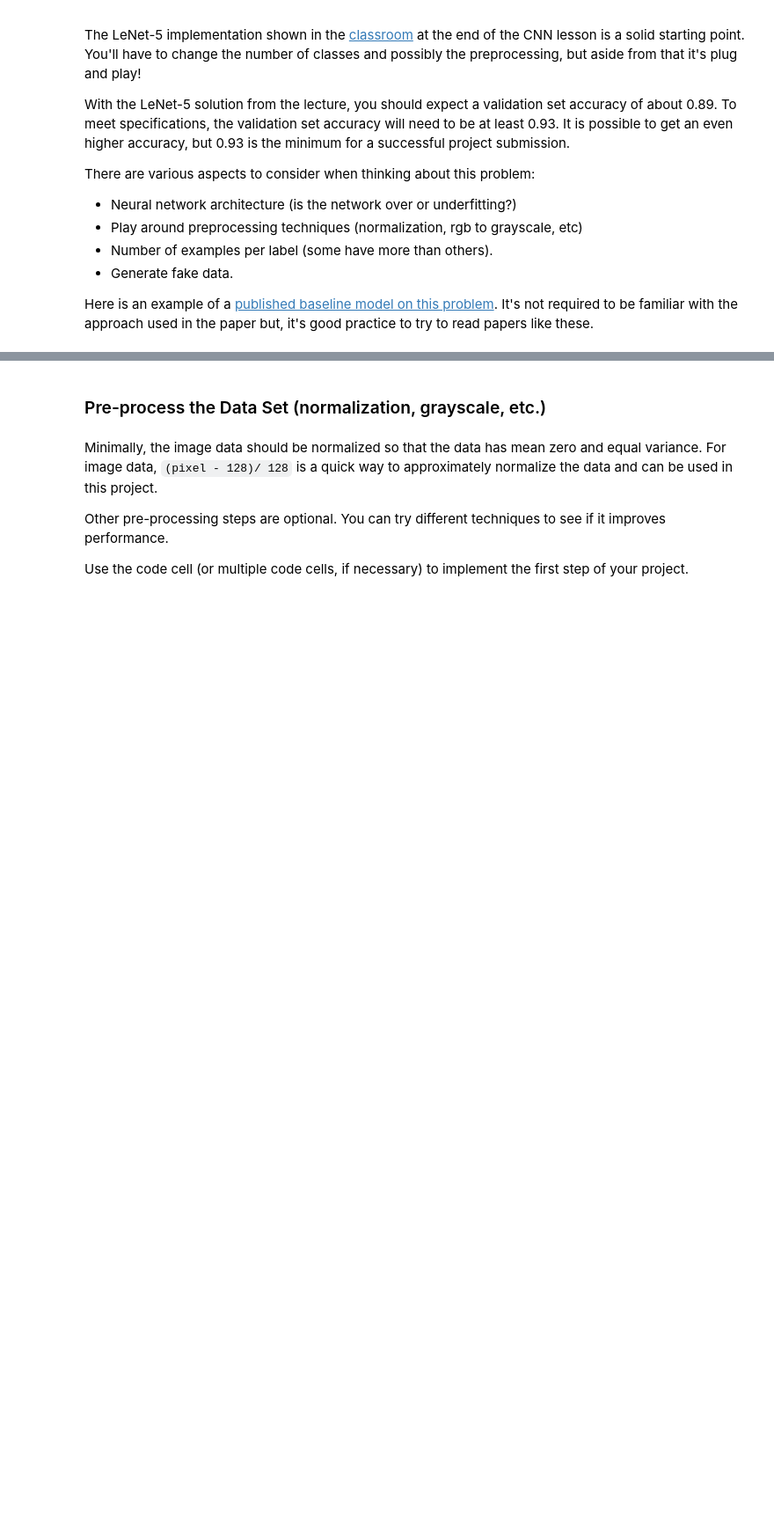
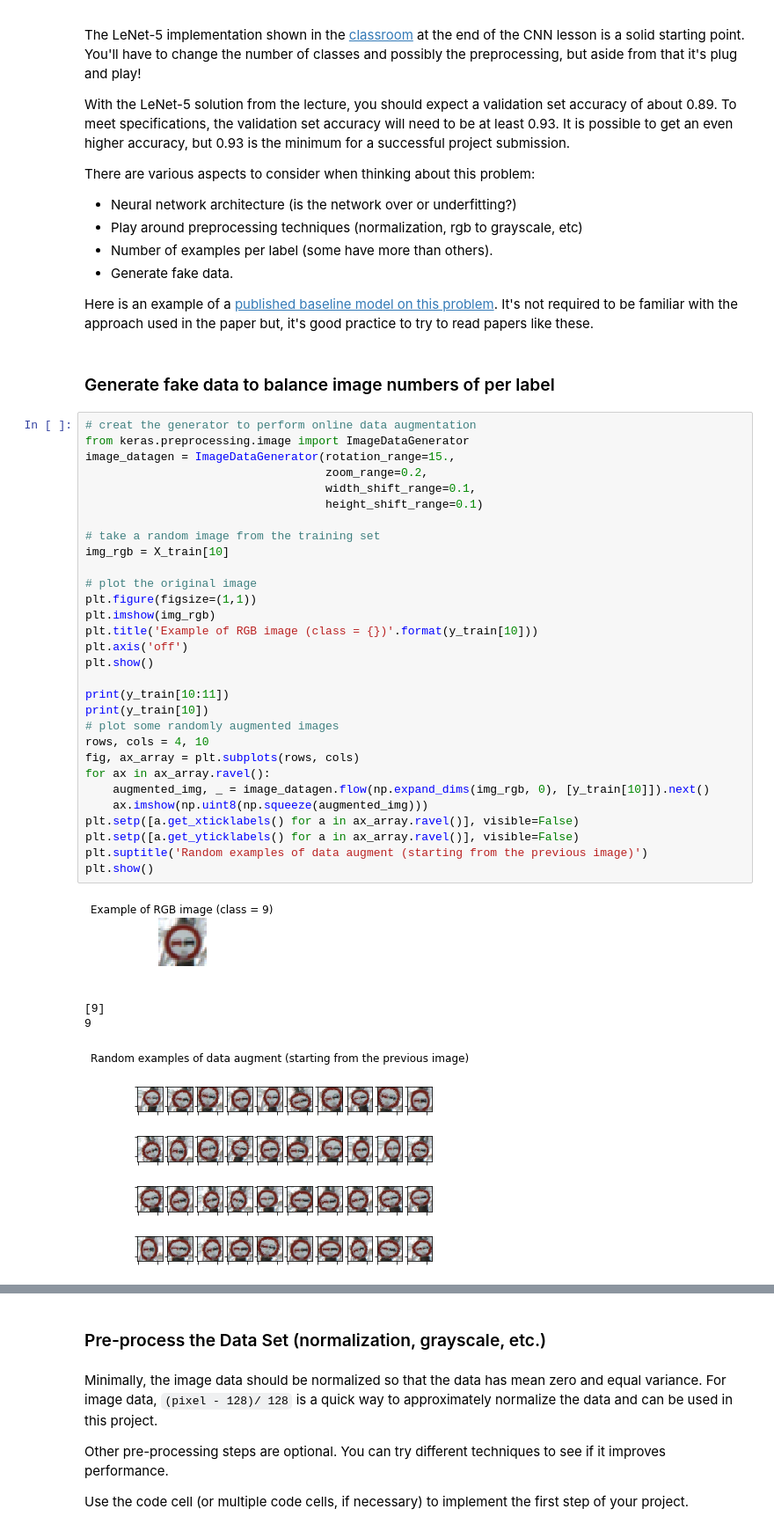
Before and after one commit to HairanWu/CarND-Traffic-Sign-Classifier-Project, a Jupyter notebook: Traffic_Sign_Classifier.ipynb, the cells around one changed output, grey strips where cells are left out. Shown: that part at 88% size. Saved outputs shown, nothing was run; the diff lists cells and outputs as text; blank space fills up the shorter version.

```diff
--- a/Traffic_Sign_Classifier.ipynb
+++ b/Traffic_Sign_Classifier.ipynb
@@ -131,3 +164,40 @@ There are various aspects to consider when thinking about this problem:
 - Generate fake data.
 
 Here is an example of a [published baseline model on this problem](http://yann.lecun.com/exdb/publis/pdf/sermanet-ijcnn-11.pdf). It's not required to be familiar with the approach used in the paper but, it's good practice to try to read papers like these.
+# %% [markdown]
+### Generate fake data to balance image numbers of  per label
+# %%
+# creat the generator to perform online data augmentation
+from keras.preprocessing.image import ImageDataGenerator
+image_datagen = ImageDataGenerator(rotation_range=15.,
+                                   zoom_range=0.2,
+                                   width_shift_range=0.1,
+                                   height_shift_range=0.1)
+
+# take a random image from the training set
+img_rgb = X_train[10]
+
+# plot the original image
+plt.figure(figsize=(1,1))
+plt.imshow(img_rgb)
+plt.title('Example of RGB image (class = {})'.format(y_train[10]))
+plt.axis('off')
+plt.show()
+
+print(y_train[10:11])
+print(y_train[10])
+# plot some randomly augmented images
+rows, cols = 4, 10
+fig, ax_array = plt.subplots(rows, cols)
+for ax in ax_array.ravel():
+    augmented_img, _ = image_datagen.flow(np.expand_dims(img_rgb, 0), [y_train[10]]).next()
+    ax.imshow(np.uint8(np.squeeze(augmented_img)))
+plt.setp([a.get_xticklabels() for a in ax_array.ravel()], visible=False)
+plt.setp([a.get_yticklabels() for a in ax_array.ravel()], visible=False)
+plt.suptitle('Random examples of data augment (starting from the previous image)')
+plt.show()
+# %% [output]
+[figure, added]
+[9]
+9
+[figure, added]
```
Also changed, not shown: parts of 11 cells of this notebook.
